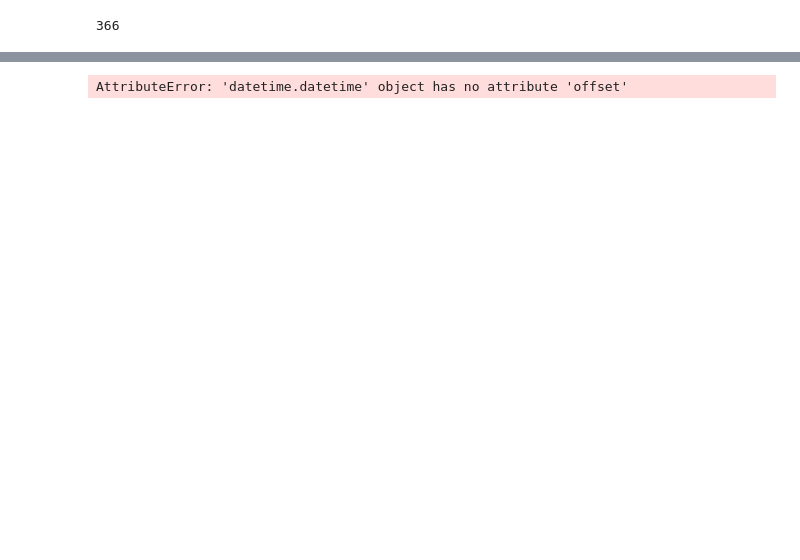
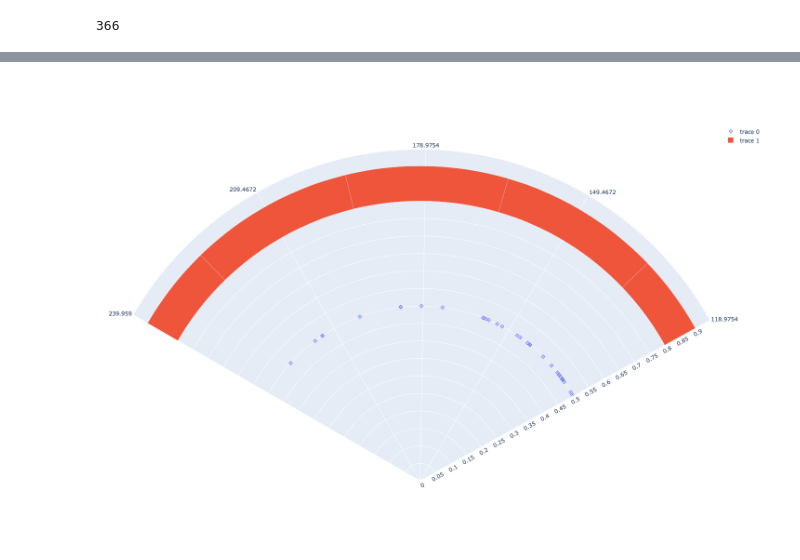
Before and after one commit to KeithDavis067/taskbraid, a Jupyter notebook: python/circlecal/latest_circle_year.ipynb, the cells around one changed output, grey strips where cells are left out. Saved outputs shown, nothing was run; the diff lists cells and outputs as text; code cells hidden in the pictures; blank space fills up the shorter version.

```diff
--- a/python/circlecal/latest_circle_year.ipynb
+++ b/python/circlecal/latest_circle_year.ipynb
@@ -95,4 +89,7 @@ datetime.datetime(2024, 5, 17, 17, 43, 15, 831087, tzinfo=<DstTzInfo 'US/Eastern
-# %%
-eve[39].start.offset
-# %% [output]
-AttributeError: 'datetime.datetime' object has no attribute 'offset'
+# %%
+fig.add_trace(go.Barpolar(base = [.8] * len(year[3:8]),r=[.1] * len(year[3:8]),
+                          theta=[model.to_theta(m.mid) for m in year[3:8]],
+                          width=[len(m) * 366 / 360 for m in year[3:8]]))
+fig.show()
+# %% [output]
+[figure, added]
```
Also changed, not shown: parts of 16 cells of this notebook, 3 other files.
